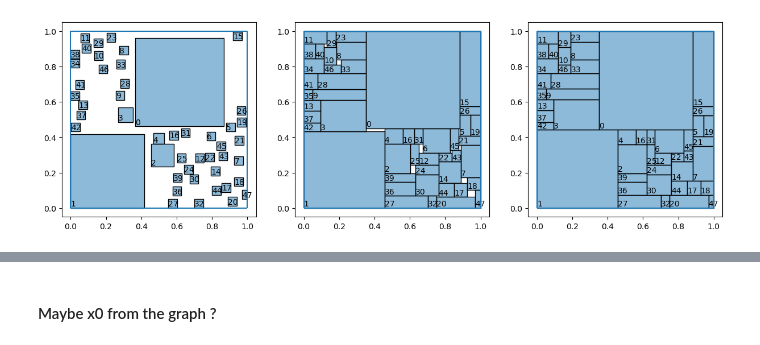
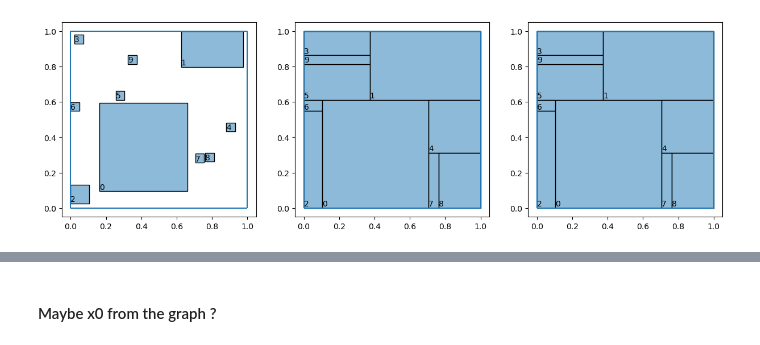
Before and after one commit to Polatucha16/SquareDivision, a Jupyter notebook: square_division_example.ipynb, the cells around one changed output, grey strips where cells are left out. Drawn from its saved outputs; the diff is of its cells as text; code cells hidden in the pictures.

```diff
--- a/square_division_example.ipynb
+++ b/square_division_example.ipynb
@@ -1,14 +1,14 @@
 # %%
 from SquareDivision.src.rectangle_class import Rectangulation
 
 rects = Rectangulation(config={'seed' : 123456})# 1000000000000001})#123456})
-rects.execute(num=200)
+rects.execute(num=20)
 rects.prepare_constraints(keep_feasible=False)
 rects.close_holes()
 
 rects.draw(disjoint=True, inflated=True, closed=True)
 # %% [output]
-[figure, old version]
+[figure, new version]
 # %%
 import numpy as np
 # print(rects.sol)
```
Also changed, not shown: parts of 10 cells of this notebook, 3 other files.
